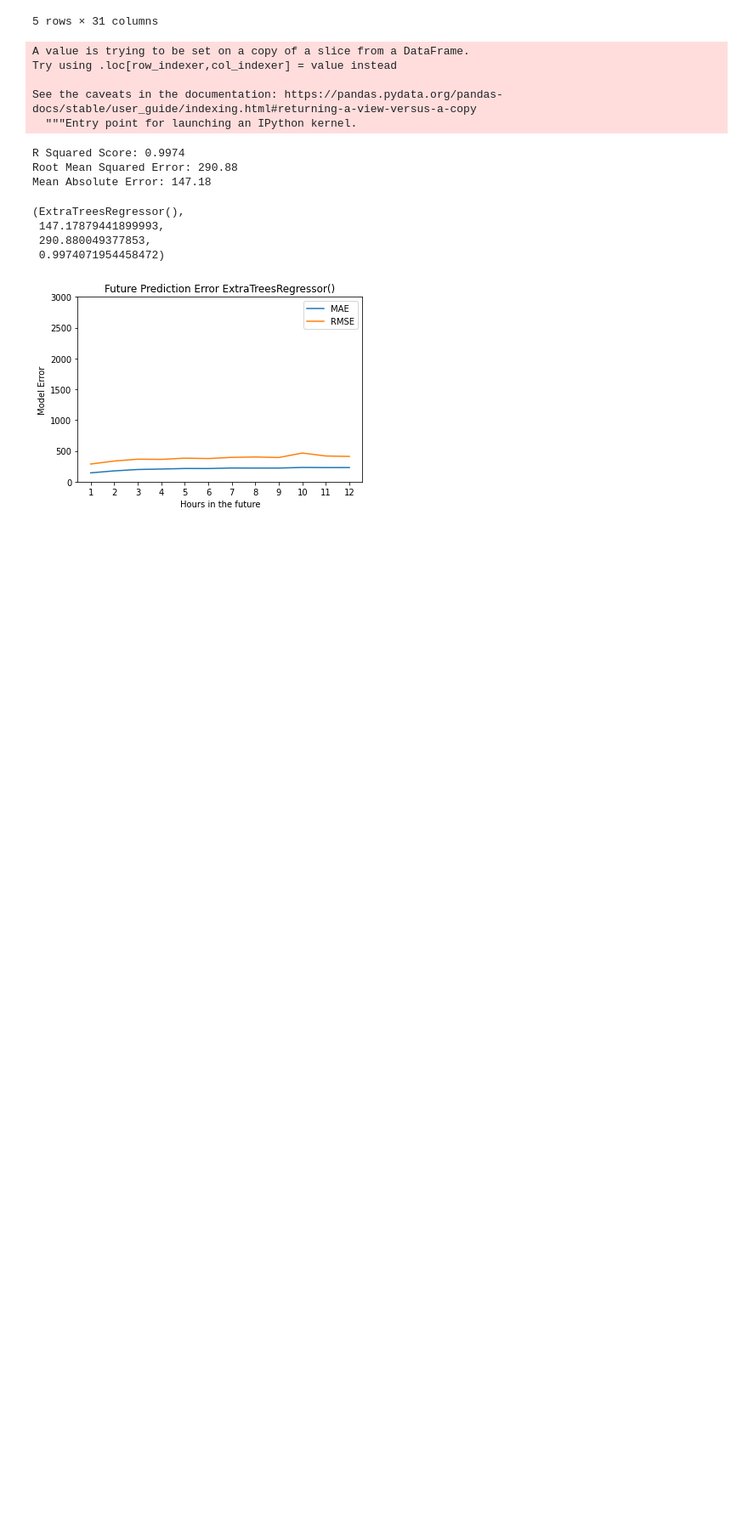
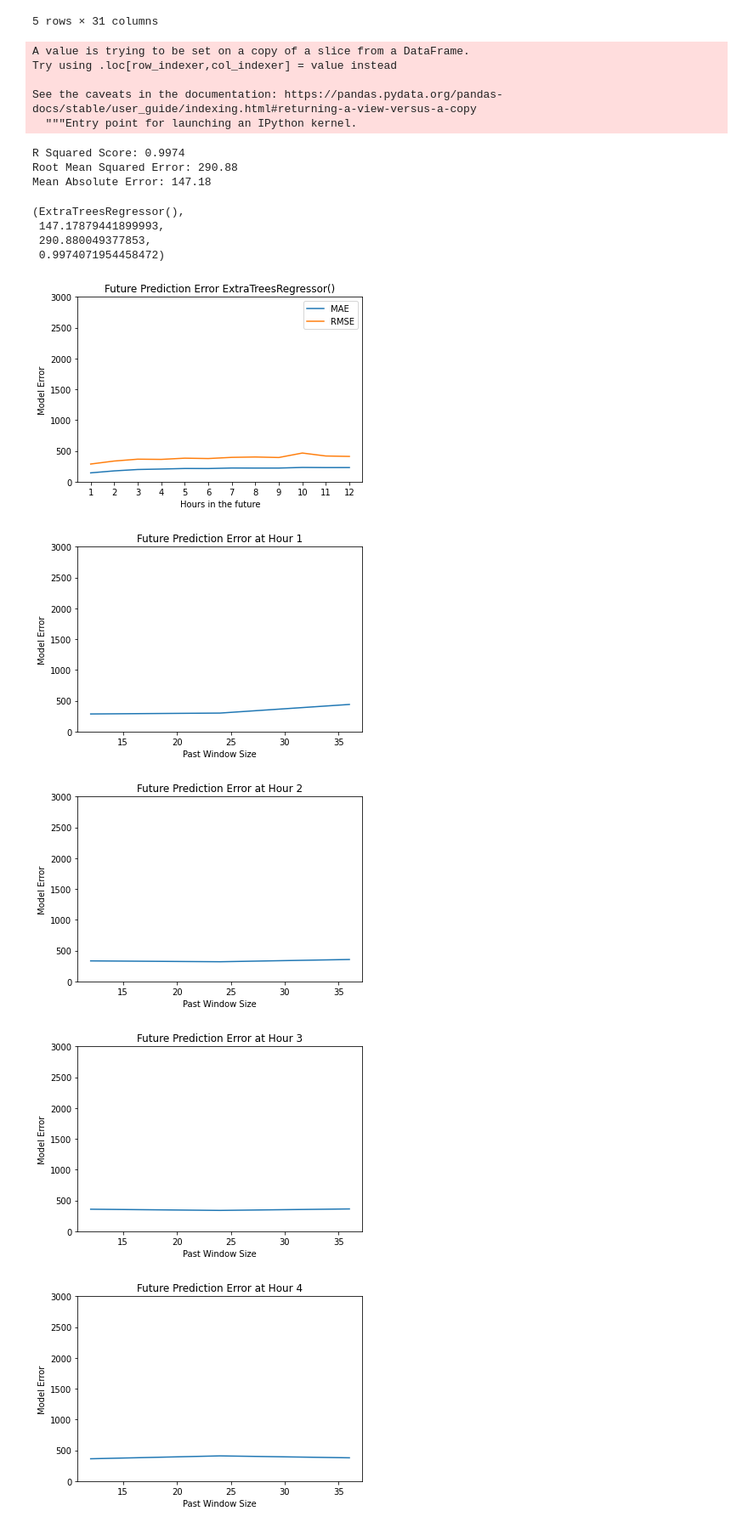
Before and after one commit to wadekb22/CHW_Forecasting, a Jupyter notebook: models/hourly/hourly_prediction.ipynb, the cells around one changed output. Shown at 85% size. Cells and saved outputs as stored; diff of their text form; code cells hidden in the pictures; blank space fills up the shorter version.

Commit message:
Tested window hyperparameters

```diff
--- a/models/hourly/hourly_prediction.ipynb
+++ b/models/hourly/hourly_prediction.ipynb
@@ -120,8 +120,8 @@ def genTSfeats(windowedDF, windows = []): # Elements of windows should be greate
 past_features = ['Total Power (trimmed)', 'HourlyDryBulbTemperature', 'HourlyWetBulbTemperature']
 future_features = ['HourlyDryBulbTemperature', 'HourlyWetBulbTemperature']
 
-hourlyWindowed = windowData(hourly, npast=12, nfuture=12, colpast=past_features, colfuture=future_features)
-genTSfeats(windowedDF=hourlyWindowed, windows = [2,5,12])
+hourlyWindowed = windowData(hourly, npast=24, nfuture=12, colpast=past_features, colfuture=future_features)
+genTSfeats(windowedDF=hourlyWindowed, windows = [4,7,14,22])
 addTimeFeatures(hourlyWindowed)
 # %%
 ## build train and test (2 sets, one time-seperated, one random)
@@ -246,12 +246,17 @@ for size in test_sizes:
         size_rmse.append(rmse)
     all_rmse.append(size_rmse)
 # %%
-for i in range(len(all_rmse)):
-    plt.plot(test_sizes[i], [x[i] for x in all_rmse])
+for i in range(12):
+    plt.plot(test_sizes, [x[i] for x in all_rmse])
 
     plt.xlabel('Past Window Size')
     plt.ylabel('Model Error')
     plt.title(f'Future Prediction Error at Hour {i+1}')
     plt.ylim(ymin=0, ymax=3000)
 
     plt.show()
+# %% [output]
+[figure, added]
+[figure, added]
+[figure, added]
+[figure, added]
```
Also changed, not shown: parts of 6 cells of this notebook.
